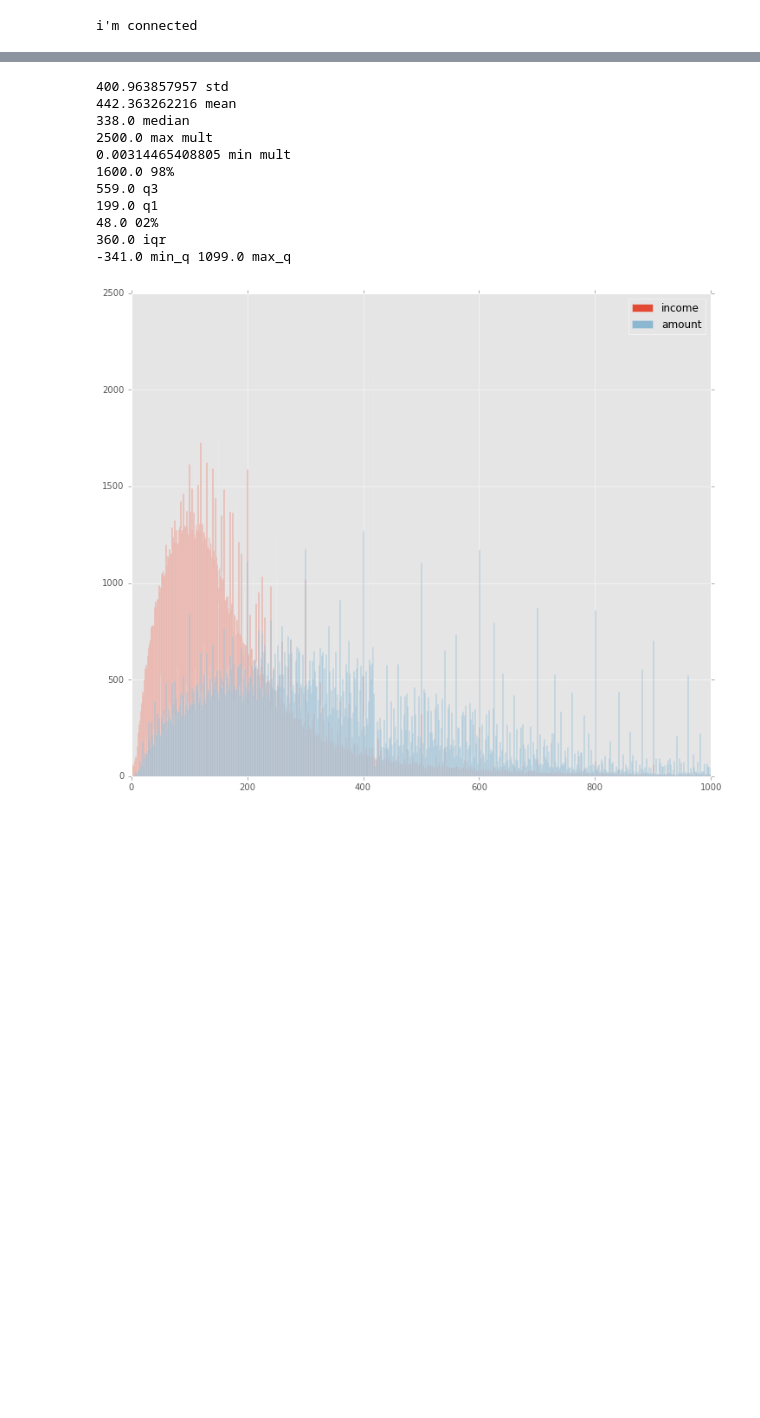
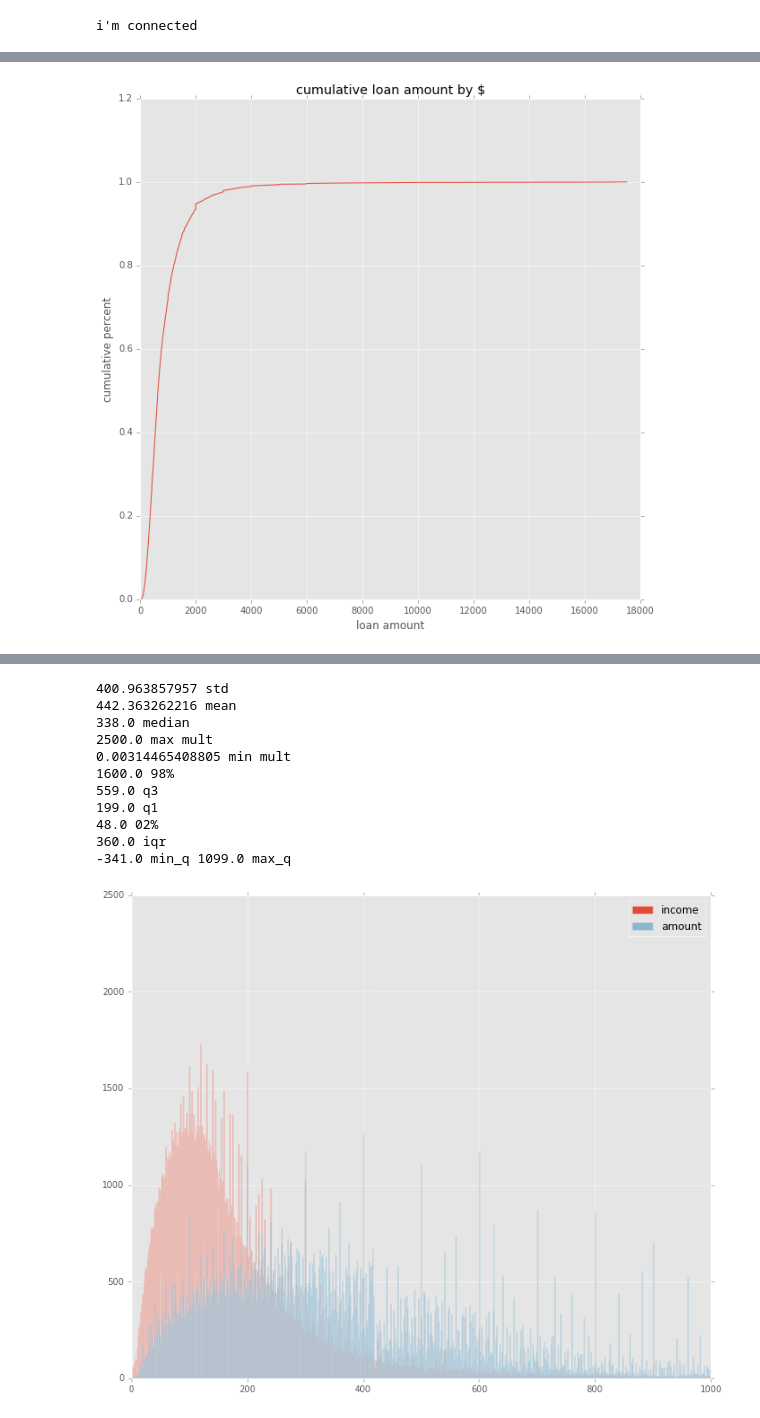
Before and after one commit to Kibrael/Edits, a Jupyter notebook: single_bank_viz.ipynb, the cells around one changed output, grey strips where cells are left out. Drawn from its saved outputs; the diff is of its cells as text; code cells hidden in the pictures; blank space fills up the shorter version.

Commit message:
adding initial cumulative viz

```diff
--- a/single_bank_viz.ipynb
+++ b/single_bank_viz.ipynb
@@ -47,15 +59,18 @@ bank_df.sort_values(by='amount', inplace=True)
 # %%
-#bank_df = bank_df[bank_df.year == 2014] #select single year
+bank_df = bank_df[bank_df.year == 2014].copy() #select single year
 bank_df.income = bank_df.income.map(int) #convert data to numeric
 bank_df.amount = bank_df.amount.map(int) #convert data to numeric
 bank_df['mult'] = bank_df.amount/bank_df.income #create amount to income multiple
 
 #create percent and cumulative percents
 bank_df['pct_amt'] = bank_df['amount']/bank_df['amount'].sum() #calculate percent of total amount for each row
-bank_df['cumul_amt_pct'] = 0 #initialize colum for cumulative amount
-#add cumulative percent by count and amount
-cumul_amount = 0
-for index, row in bank_df.iterrows():
-    cumul_amount += row['pct_amt']
-    bank_df.loc[index, 'cumul_amt_pct'] = cumul_amount
+bank_df['cumul_amt_pct'] = bank_df.pct_amt.cumsum() #add cumulative percent of loan amount by value
+bank_df['pct_inc'] = bank_df['income']/bank_df['income'].sum()
+bank_df['cumul_inc_pct'] = bank_df.pct_inc.cumsum() #add cumulative percent of income by value
+
+#create percent and cumulative percents
+inc_df['pct_amt'] = inc_df['amount']/inc_df['amount'].sum() #calculate percent of total amount for each row
+inc_df['cumul_amt_pct'] = inc_df.pct_amt.cumsum() #add cumulative percent of loan amount by value
+inc_df['pct_inc'] = inc_df['income']/inc_df['income'].sum()
+inc_df['cumul_inc_pct'] = inc_df.pct_inc.cumsum() #add cumulative percent of income by value
 # %%
@@ -69,0 +97,12 @@ bank_df.head() #check dataframe for columns
+# %%
+#graph cumulative sum of % of income and % of loan amount
+y = bank_df.cumul_amt_pct
+x = bank_df.amount
+cumul_pct = plt.figure(figsize=(10,10))
+plt.plot(x,y)
+plt.title('cumulative loan amount by $')
+plt.ylabel('cumulative percent')
+plt.xlabel('loan amount')
+plt.show(cumul_pct)
+# %% [output]
+[figure, added]
```
Also changed, not shown: parts of 17 cells of this notebook.
